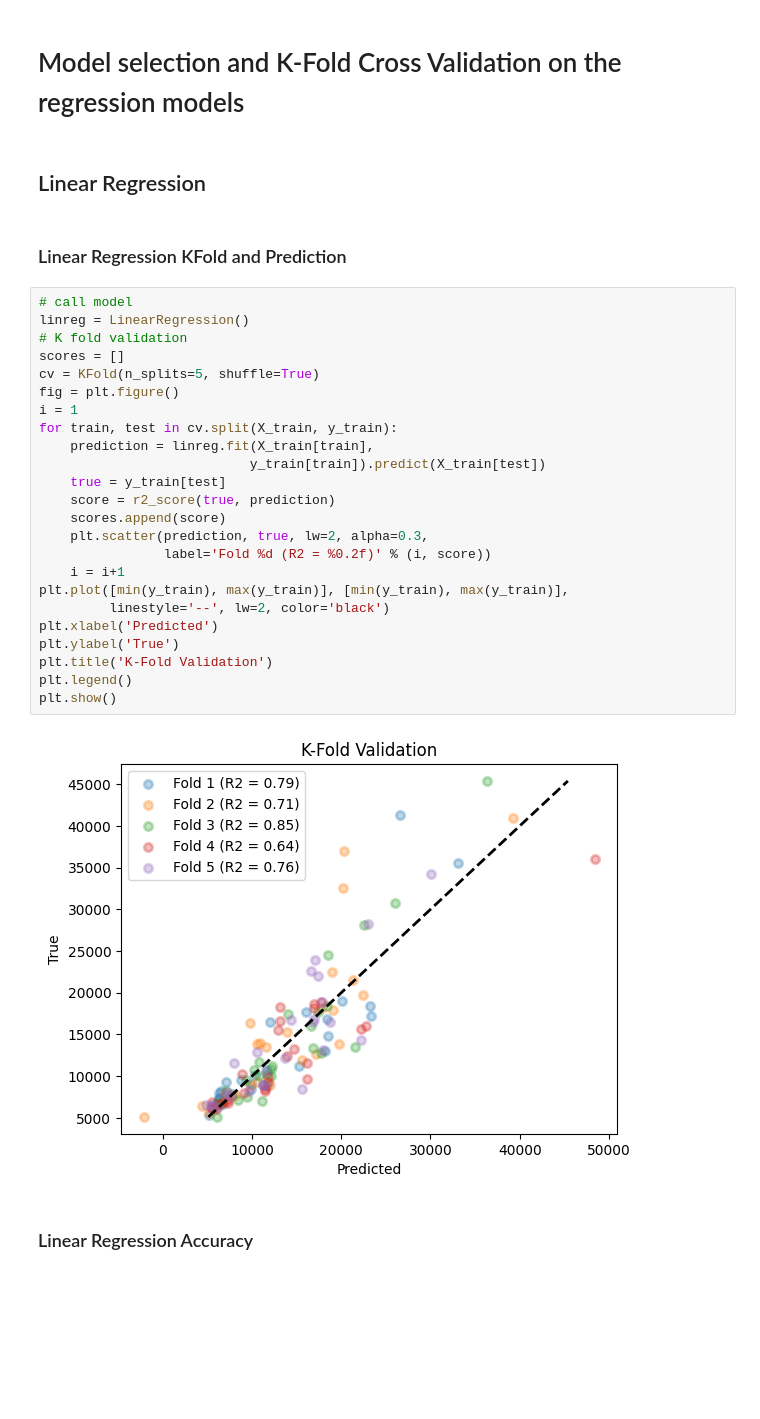
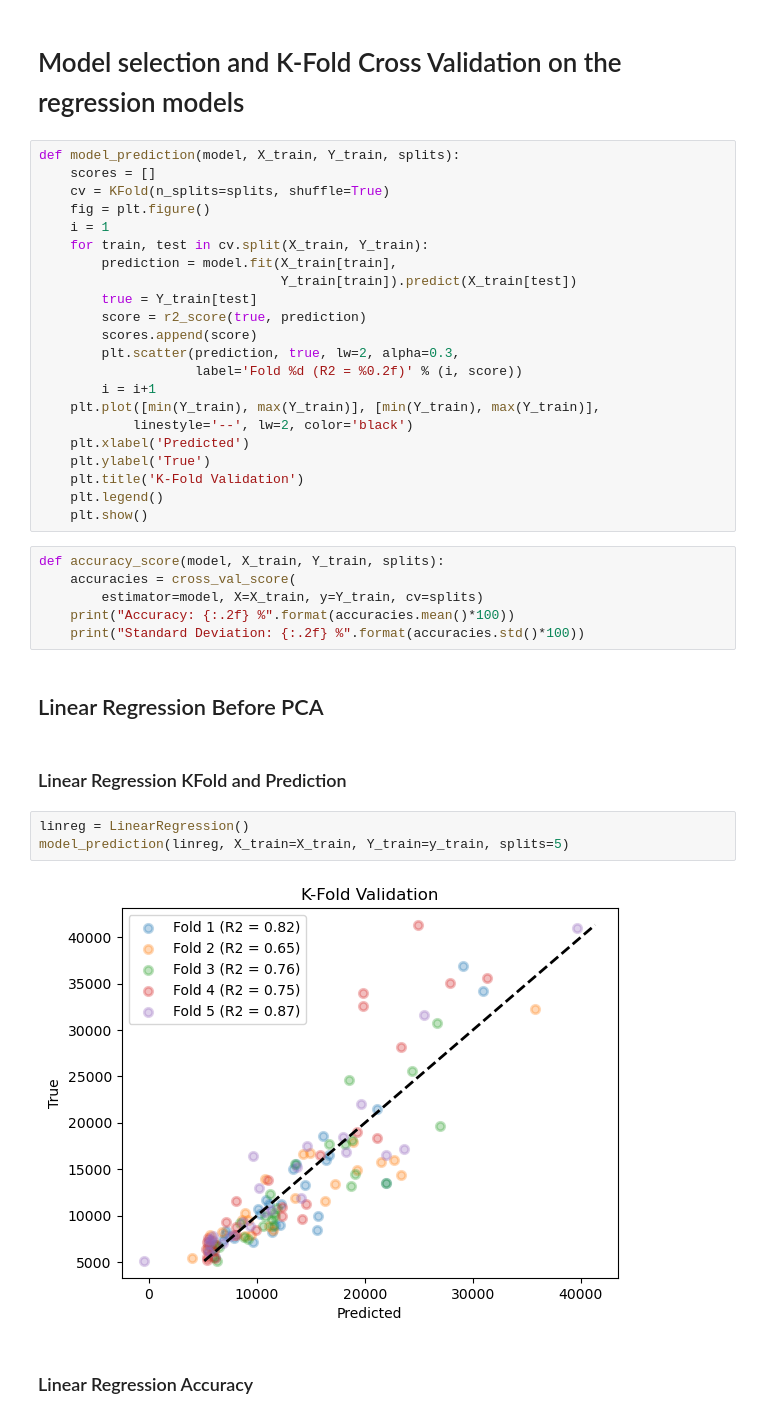
Before and after one commit to MayankTamakuwala/Automobile-Price-Prediction, a Jupyter notebook: project.ipynb, the cells around one changed output. Cells and saved outputs as stored; diff of their text form; blank space fills up the shorter version.

Commit message:
Update project.ipynb
Implemented Model Prediction and accuracy before and after the PCA implementation

```diff
--- a/project.ipynb
+++ b/project.ipynb
@@ -336,35 +342,42 @@ X_test = df_test[X_names].values
 y_test = df_test["price"].values
 # %% [markdown]
 # Model selection and K-Fold Cross Validation on the regression models
+# %%
+def model_prediction(model, X_train, Y_train, splits):
+    scores = []
+    cv = KFold(n_splits=splits, shuffle=True)
+    fig = plt.figure()
+    i = 1
+    for train, test in cv.split(X_train, Y_train):
+        prediction = model.fit(X_train[train],
+                               Y_train[train]).predict(X_train[test])
+        true = Y_train[test]
+        score = r2_score(true, prediction)
+        scores.append(score)
+        plt.scatter(prediction, true, lw=2, alpha=0.3,
+                    label='Fold %d (R2 = %0.2f)' % (i, score))
+        i = i+1
+    plt.plot([min(Y_train), max(Y_train)], [min(Y_train), max(Y_train)],
+            linestyle='--', lw=2, color='black')
+    plt.xlabel('Predicted')
+    plt.ylabel('True')
+    plt.title('K-Fold Validation')
+    plt.legend()
+    plt.show()
+# %%
+def accuracy_score(model, X_train, Y_train, splits):
+    accuracies = cross_val_score(
+        estimator=model, X=X_train, y=Y_train, cv=splits)
+    print("Accuracy: {:.2f} %".format(accuracies.mean()*100))
+    print("Standard Deviation: {:.2f} %".format(accuracies.std()*100))
 # %% [markdown]
-## Linear Regression
+## Linear Regression Before PCA
 # %% [markdown]
 ### Linear Regression KFold and Prediction
-# %%
-# call model
-linreg = LinearRegression()
-# K fold validation
-scores = []
-cv = KFold(n_splits=5, shuffle=True)
-fig = plt.figure()
-i = 1
-for train, test in cv.split(X_train, y_train):
-    prediction = linreg.fit(X_train[train],
-                           y_train[train]).predict(X_train[test])
-    true = y_train[test]
-    score = r2_score(true, prediction)
-    scores.append(score)
-    plt.scatter(prediction, true, lw=2, alpha=0.3,
-                label='Fold %d (R2 = %0.2f)' % (i, score))
-    i = i+1
-plt.plot([min(y_train), max(y_train)], [min(y_train), max(y_train)],
-         linestyle='--', lw=2, color='black')
-plt.xlabel('Predicted')
-plt.ylabel('True')
-plt.title('K-Fold Validation')
-plt.legend()
-plt.show()
-# %% [output]
-[figure, removed]
+# %%
+linreg = LinearRegression()
+model_prediction(linreg, X_train=X_train, Y_train=y_train, splits=5)
+# %% [output]
+[figure, added]
 # %% [markdown]
 ### Linear Regression Accuracy
```
Also changed, not shown: parts of 63 cells of this notebook.
